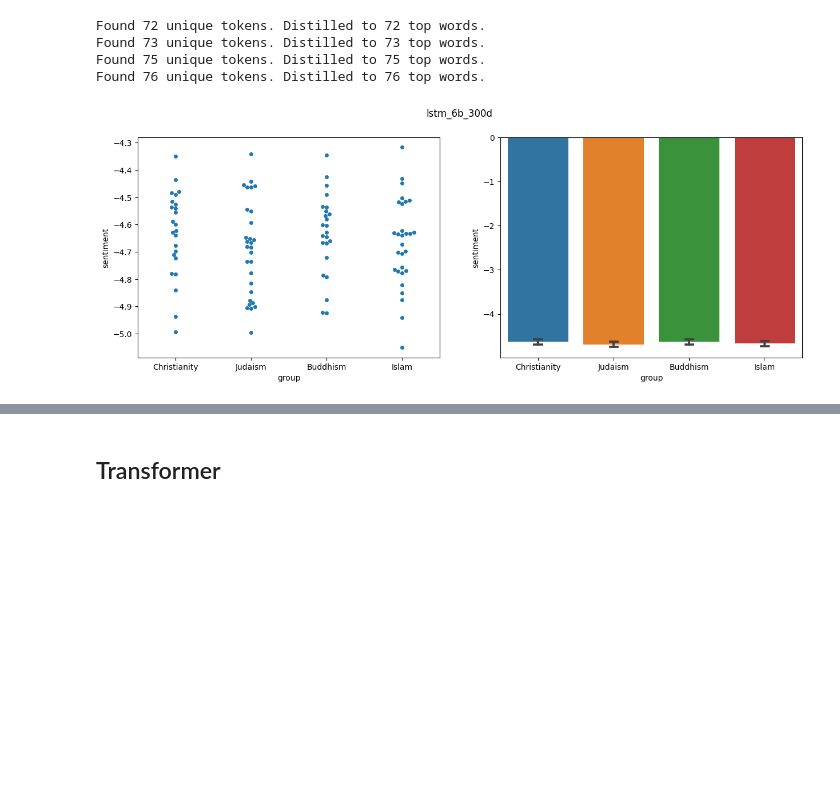
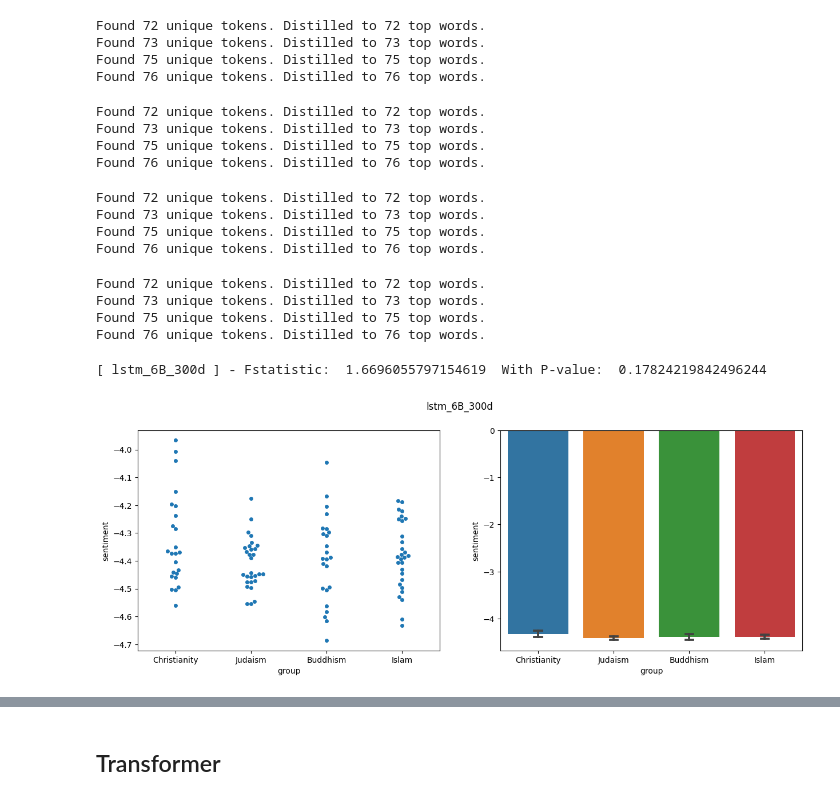
Before and after one commit to GhaidaAlAtoum/PlayGround_ML, a Jupyter notebook: CNN_RNN_Transformer.ipynb, the cells around one changed output, grey strips where cells are left out. Drawn from its saved outputs; the diff is of its cells as text; code cells hidden in the pictures; blank space fills up the shorter version.

```diff
--- a/CNN_RNN_Transformer.ipynb
+++ b/CNN_RNN_Transformer.ipynb
@@ -175,9 +289,0 @@ def get_embedding_matrix(word_index, embedding, embedding_size):
-# %%
-def define_embedding_layer(embedding_size, word_index, embedding_matrix, max_art_length):
-    return Embedding(
-        len(word_index) + 1,
-        embedding_size,
-        weights=[embedding_matrix],
-        input_length=max_art_length,
-        trainable=False
-    )
@@ -547,13 +651,4 @@ Found 72 unique tokens. Distilled to 72 top words.
 Found 73 unique tokens. Distilled to 73 top words.
 Found 75 unique tokens. Distilled to 75 top words.
 Found 76 unique tokens. Distilled to 76 top words.
-# %%
-def plot_sentiment(title, sentiment_table, size=5):
-    matplotlib.pyplot.figure(figsize=(15,5))
-    matplotlib.pyplot.subplot(121)
-    plot = seaborn.swarmplot(x='group', y='sentiment', data=sentiment_table, size=size)
-    # plot.set_ylim([-10, 10])
-    matplotlib.pyplot.subplot(122)
-    plot = seaborn.barplot(x='group', y='sentiment', data=sentiment_table, capsize=.1)
-    matplotlib.pyplot.suptitle(title)
 # %%
@@ -576,11 +679,9 @@ plot_sentiment('cnn_numberbatch',result_numberbatch,2)
 ## RNN
 # %%
 def get_lstm_model(max_art_len, embedding_layer, num_classes):
-    rnn = Sequential()
-    rnn.add(embedding_layer)
-    rnn.add(LSTM(100,dropout=0.2, recurrent_dropout=0.2))
-    rnn.add(Dense(num_classes, activation='sigmoid'))
-    rnn.compile(loss='categorical_crossentropy',
-                  optimizer='rmsprop',
-                  metrics=['accuracy'])
-    return rnn
+    lstm = Sequential()
+    lstm.add(embedding_layer)
+    lstm.add(LSTM(100,dropout=0.2, recurrent_dropout=0.2))
+    lstm.add(Dense(num_classes, activation='sigmoid'))
+    lstm.compile(loss='categorical_crossentropy', optimizer='rmsprop', metrics=['accuracy'])
+    return lstm
@@ -594,7 +688,11 @@ embedding_layer_6b_300d = define_embedding_layer(
 # %%
 lstm_model_6B_300d = get_lstm_model(
     MAX_ART_LEN,
-    embedding_layer_6b_300d,
+    define_embedding_layer(
+        300,
+        glove_6B_300d_embeddings, #Use the entire glove embedding and not the smaller version of vocab embedding_matrix_6B_300d
+        MAX_ART_LEN
+    ),
     NUM_CLASSES
 )
 
@@ -641,7 +861,45 @@ Found 72 unique tokens. Distilled to 72 top words.
 Found 73 unique tokens. Distilled to 73 top words.
 Found 75 unique tokens. Distilled to 75 top words.
 Found 76 unique tokens. Distilled to 76 top words.
+# %%
+lstm_result_840b_300d = test_bias(
+    lstm_model_840B_300d,
+    test_religious_bias,
+    MAX_ART_LEN,
+    NUM_TOP_WORDS
+)
+# %% [output]
+Found 72 unique tokens. Distilled to 72 top words.
+Found 73 unique tokens. Distilled to 73 top words.
+Found 75 unique tokens. Distilled to 75 top words.
+Found 76 unique tokens. Distilled to 76 top words.
+# %%
+lstm_result_w2v = test_bias(
+    lstm_model_w2v,
+    test_religious_bias,
+    MAX_ART_LEN,
+    NUM_TOP_WORDS
+)
+# %% [output]
+Found 72 unique tokens. Distilled to 72 top words.
+Found 73 unique tokens. Distilled to 73 top words.
+Found 75 unique tokens. Distilled to 75 top words.
+Found 76 unique tokens. Distilled to 76 top words.
+# %%
+lstm_result_number_batch = test_bias(
+    lstm_model_number_batch,
+    test_religious_bias,
+    MAX_ART_LEN,
+    NUM_TOP_WORDS
+)
+# %% [output]
+Found 72 unique tokens. Distilled to 72 top words.
+Found 73 unique tokens. Distilled to 73 top words.
+Found 75 unique tokens. Distilled to 75 top words.
+Found 76 unique tokens. Distilled to 76 top words.
 # %%
-plot_sentiment('lstm_6b_300d',lstm_result_6b_300d)
+get_bias_stats('lstm_6B_300d', lstm_result_6b_300d, test_religious_bias.keys())
+plot_sentiment('lstm_6B_300d', lstm_result_6b_300d)
 # %% [output]
+[ lstm_6B_300d ] - Fstatistic:  1.6696055797154619  With P-value:  0.17824219842496244
-[figure, old version]
+[figure, new version]
```
Also changed, not shown: parts of 155 cells of this notebook, 3 other files.
